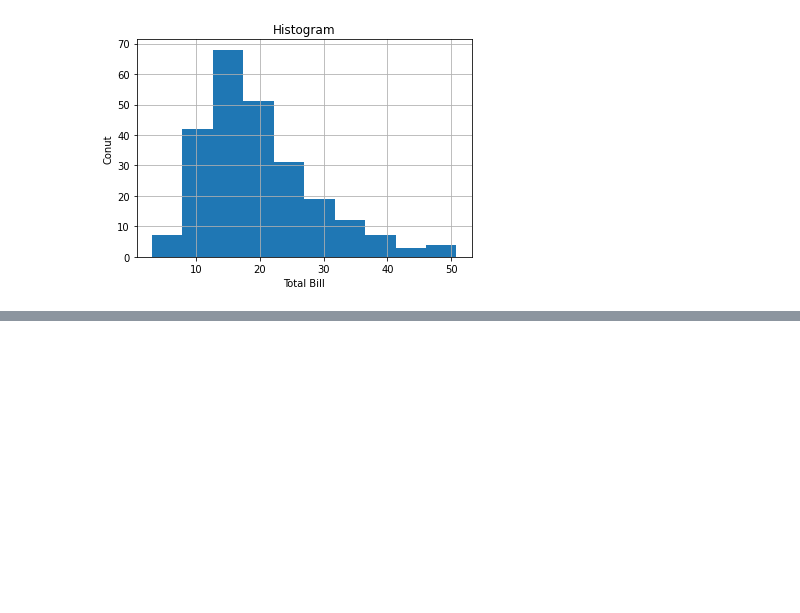
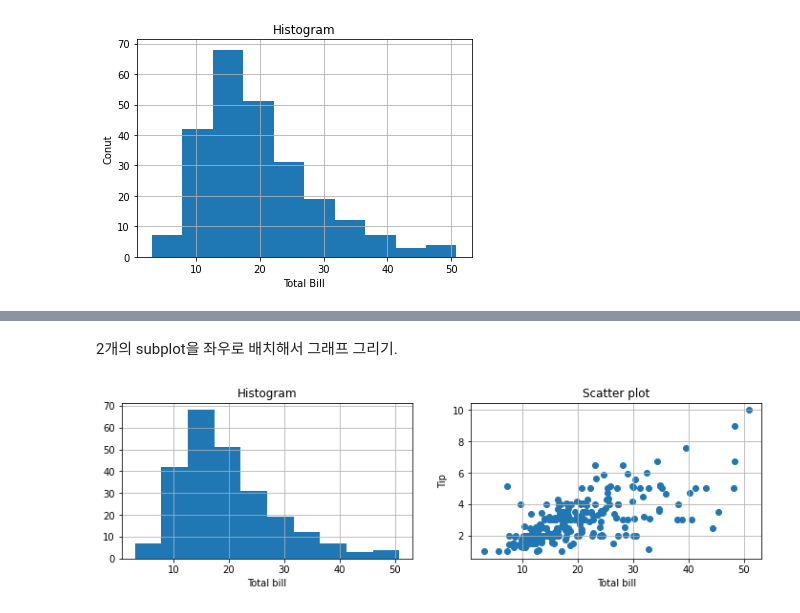
Before and after one commit to JakeOh/202208_itw_java134_lab_python, a Jupyter notebook: py21_matplotlib.ipynb, the cells around one changed output, grey strips where cells are left out. Cells and saved outputs as stored; diff of their text form; code cells hidden in the pictures; blank space fills up the shorter version.

```diff
--- a/py21_matplotlib.ipynb
+++ b/py21_matplotlib.ipynb
@@ -67,0 +92,22 @@ plt.show()
+# %% [markdown]
+2개의 subplot을 좌우로 배치해서 그래프 그리기.
+# %%
+fig = plt.figure(figsize=(12, 3))  # figsize=(width, height)
+
+ax1 = fig.add_subplot(121)  # add_subplot(1, 2, 1)
+ax2 = fig.add_subplot(122)  # add_subplot(1, 2, 2)
+
+ax1.hist(tips.total_bill)
+ax1.grid()
+ax1.set_xlabel('Total bill')
+ax1.set_title('Histogram')
+
+ax2.scatter(x=tips.total_bill, y=tips.tip)
+ax2.grid()
+ax2.set_xlabel('Total bill')
+ax2.set_ylabel('Tip')
+ax2.set_title('Scatter plot')
+
+plt.show()
+# %% [output]
+[figure, added]
```
Also changed, not shown: parts of 7 cells of this notebook.
